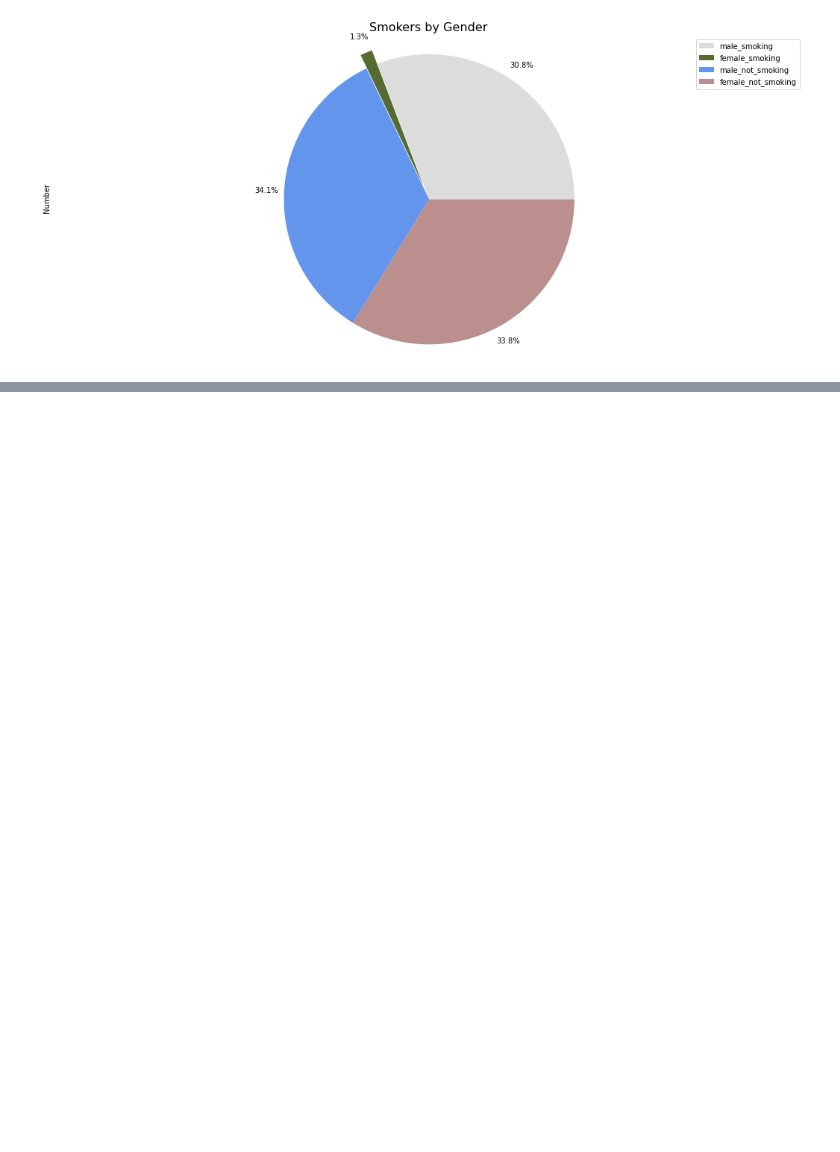
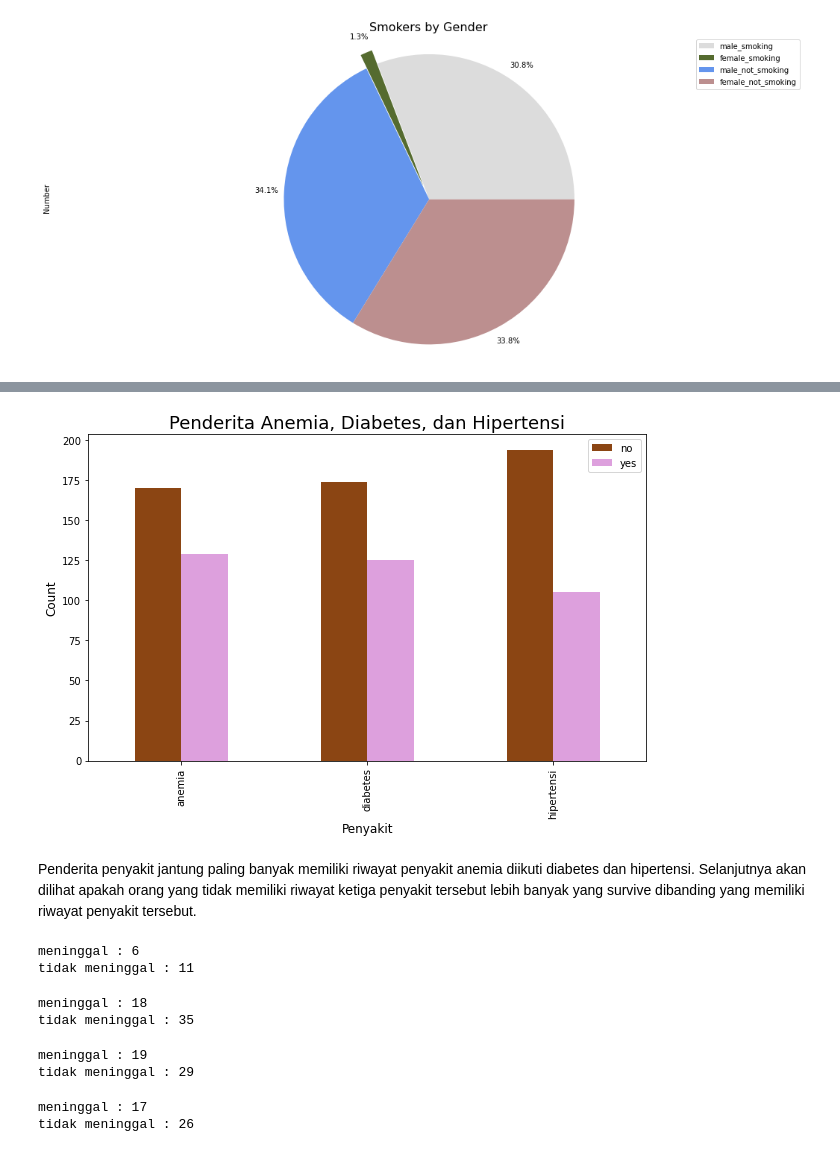
Before and after one commit to HelennaConstantia/PYTN-KampusMerdeka_FP3, a Jupyter notebook: PYTN_KampusMerdeka_fp3_Helenna Constantia.ipynb, the cells around one changed output, grey strips where cells are left out. Cells and saved outputs as stored; diff of their text form; code cells hidden in the pictures; blank space fills up the shorter version.

```diff
--- a/PYTN_KampusMerdeka_fp3_Helenna Constantia.ipynb
+++ b/PYTN_KampusMerdeka_fp3_Helenna Constantia.ipynb
@@ -259,0 +324,19 @@ Perokok dengan gender perempuan sangatlah sedikit yaitu hanya 1.3% sementara per
+# %%
+#jumlah penderita anemia
+anemia=len(df[df['anaemia']==1])
+not_anemia=len(df[df['anaemia']==0])
+#jumlah penderita diabetes
+diabetes=len(df[df['diabetes']==1])
+not_diabetes=len(df[df['diabetes']==0])
+#jumlah penderita hipertensi
+hypertension=len(df[df['hypertension']==1])
+not_hypertension=len(df[df['hypertension']==0])
+#membuat dataframe dari jumlah penderita diabetes, anemia, dan hipertensi
+df_anemia_diabet_hyper=pd.DataFrame(
+    {'keterangan':['anemia','diabetes','hipertensi'],
+     'no':[not_anemia,not_diabetes,not_hypertension],
+    'yes':[anemia,diabetes,hypertension],
+    })
+#mensetting index
+df_anemia_diabet_hyper=df_anemia_diabet_hyper.set_index('keterangan')
+df_anemia_diabet_hyper
@@ -259,0 +349,53 @@ Perokok dengan gender perempuan sangatlah sedikit yaitu hanya 1.3% sementara per
+# %%
+#visualisasi jumlah penderita anemia, diabetes, hipertensi
+df_anemia_diabet_hyper.plot(kind='bar', figsize=(10,6),
+                  color=['saddlebrown','plum'])
+plt.title('Penderita Anemia, Diabetes, dan Hipertensi', fontsize=18)
+plt.xlabel('Penyakit', fontsize=12)
+plt.ylabel('Count', fontsize=12)
+
+plt.show()
+# %% [output]
+[figure, added]
+# %% [markdown]
+Penderita penyakit jantung paling banyak memiliki riwayat penyakit anemia diikuti diabetes dan hipertensi. Selanjutnya akan dilihat apakah orang yang tidak memiliki riwayat ketiga penyakit tersebut lebih banyak yang survive dibanding yang memiliki riwayat penyakit tersebut.
+# %%
+#mengambil data pasien yang memiliki riwayat ketiga penyakit tersebut
+df_ADH=df.loc[(df['anaemia']==1) & (df['diabetes']==1) & (df['hypertension']==1)]
+death_ADH=len(df_ADH[df_ADH['death_event']==1])
+not_death_ADH=len(df_ADH[df_ADH['death_event']==0])
+print('meninggal :',death_ADH)
+print('tidak meninggal :', not_death_ADH)
+# %% [output]
+meninggal : 6
+tidak meninggal : 11
+# %%
+#mengambil data pasien yang memiliki riwayat penyakit anemia dan diabetes
+df_AD=df.loc[(df['anaemia']==1) & (df['diabetes']==1)]
+death_AD=len(df_AD[df_AD['death_event']==1])
+not_death_AD=len(df_AD[df_AD['death_event']==0])
+print('meninggal :',death_AD)
+print('tidak meninggal :', not_death_AD)
+# %% [output]
+meninggal : 18
+tidak meninggal : 35
+# %%
+#mengambil data pasien yang memiliki riwayat penyakit anemia dan hipertensi
+df_AH=df.loc[(df['anaemia']==1)  & (df['hypertension']==1)]
+death_AH=len(df_AH[df_AH['death_event']==1])
+not_death_AH=len(df_AH[df_AH['death_event']==0])
+print('meninggal :',death_AH)
+print('tidak meninggal :', not_death_AH)
+# %% [output]
+meninggal : 19
+tidak meninggal : 29
+# %%
+#mengambil data pasien yang memiliki riwayat penyakit diabetes dan hipertensi
+df_DH=df.loc[(df['diabetes']==1) & (df['hypertension']==1)]
+death_DH=len(df_DH[df_DH['death_event']==1])
+not_death_DH=len(df_DH[df_DH['death_event']==0])
+print('meninggal :',death_DH)
+print('tidak meninggal :', not_death_DH)
+# %% [output]
+meninggal : 17
+tidak meninggal : 26
```
Also changed, not shown: parts of 16 cells of this notebook.
